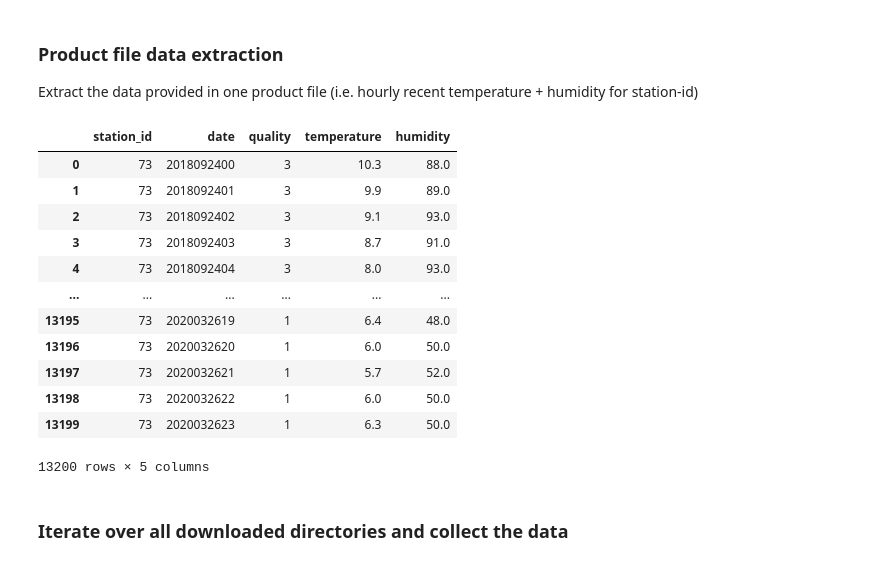
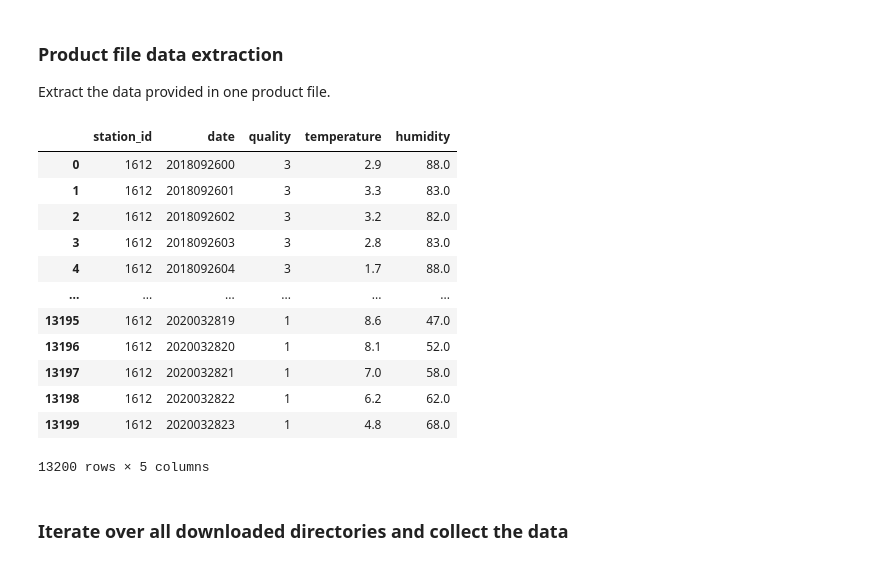
Before and after one commit to fynnwi/dwd_data, a Jupyter notebook: notebooks/01 - DWD Open Data.ipynb, the cells around one changed output. Saved outputs shown, nothing was run; the diff lists cells and outputs as text; code cells hidden in the pictures.

```diff
--- a/notebooks/Hourly Temperature.ipynb
+++ b/notebooks/01 - DWD Open Data.ipynb
@@ -24,3 +39,16 @@ DIR_export = "processed_data/hourly/temperature/"
+# %%
+DIR_base = Path.cwd().parent
+DIR_data = Path.joinpath(DIR_base, "data")
+
+DIR_raw = Path.joinpath(DIR_data, "raw")
+DIR_cleaned = Path.joinpath(DIR_data, "cleaned")
+DIR_processed = Path.joinpath(DIR_data, "processed")
+
+DIR_raw_hist = Path.joinpath(DIR_raw, "hourly_temp_hist")
+DIR_raw_rec = Path.joinpath(DIR_raw, "hourly_temp_rec")
+
+
+# TODO: add directory check
 # %%
 URL_hourly_recent = "https://opendata.dwd.de/climate_environment/CDC/observations_germany/climate/hourly/air_temperature/recent/"
 URL_hourly_historical = "https://opendata.dwd.de/climate_environment/CDC/observations_germany/climate/hourly/air_temperature/historical/"
@@ -189,6 +243,6 @@ historical_folders = get_directories(DIR_hourly_historical, "stundenwerte_", "_h
 # %% [markdown]
 ### Product file data extraction
-Extract the data provided in one product file (i.e. hourly recent temperature + humidity for station-id)
+Extract the data provided in one product file.
 # %%
 # get all files that were contained in the zip and find the product file
 def get_files(path, prefix, suffix, exactly_one=False):
@@ -199,7 +253,7 @@ def get_files(path, prefix, suffix, exactly_one=False):
         if i.is_file():
             name = i.name
             if name.startswith(prefix) and name.endswith(suffix):
-                file_list.append(name)
+                file_list.append(Path(name))
 
     if exactly_one is True:
         if len(file_list) == 1:
@@ -214,10 +268,11 @@ def get_files(path, prefix, suffix, exactly_one=False):
 
 # extract the data from the text file
 def product_file_to_dataframe(file_path):
-    text = None
-    with open(file_path, "r") as file:
-        text = file.read().splitlines()
-
+    #text = None
+    #with open(file_path, "r") as file:
+        #text = file.read().splitlines()
+    text = file_path.read_text()
+    text = text.splitlines()
 
     data = []
     for line in text[1:]:
@@ -231,26 +286,26 @@ def product_file_to_dataframe(file_path):
     return df
 # %%
 # test for one file
-dirname = DIR_hourly_recent + "stundenwerte_TU_00073_akt/"
+dirname = Path.joinpath(DIR_raw_rec, "stundenwerte_TU_01612_akt")
 product_name = get_files(dirname, "produkt_tu_stunde_", ".txt", exactly_one=True)
 
 
-product_path = dirname + product_name
+product_path = Path.joinpath(dirname, product_name)
 df = product_file_to_dataframe(product_path)
 df
 # %% [output]
 |  | station_id | date | quality | temperature | humidity |
-| 0 | 73 | 2018092400 | 3 | 10.3 | 88.0 |
-| 1 | 73 | 2018092401 | 3 | 9.9 | 89.0 |
-| 2 | 73 | 2018092402 | 3 | 9.1 | 93.0 |
-| 3 | 73 | 2018092403 | 3 | 8.7 | 91.0 |
-| 4 | 73 | 2018092404 | 3 | 8.0 | 93.0 |
+| 0 | 1612 | 2018092600 | 3 | 2.9 | 88.0 |
+| 1 | 1612 | 2018092601 | 3 | 3.3 | 83.0 |
+| 2 | 1612 | 2018092602 | 3 | 3.2 | 82.0 |
+| 3 | 1612 | 2018092603 | 3 | 2.8 | 83.0 |
+| 4 | 1612 | 2018092604 | 3 | 1.7 | 88.0 |
 | ... | ... | ... | ... | ... | ... |
-| 13195 | 73 | 2020032619 | 1 | 6.4 | 48.0 |
-| 13196 | 73 | 2020032620 | 1 | 6.0 | 50.0 |
-| 13197 | 73 | 2020032621 | 1 | 5.7 | 52.0 |
-| 13198 | 73 | 2020032622 | 1 | 6.0 | 50.0 |
-| 13199 | 73 | 2020032623 | 1 | 6.3 | 50.0 |
+| 13195 | 1612 | 2020032819 | 1 | 8.6 | 47.0 |
+| 13196 | 1612 | 2020032820 | 1 | 8.1 | 52.0 |
+| 13197 | 1612 | 2020032821 | 1 | 7.0 | 58.0 |
+| 13198 | 1612 | 2020032822 | 1 | 6.2 | 62.0 |
+| 13199 | 1612 | 2020032823 | 1 | 4.8 | 68.0 |
 13200 rows × 5 columns
 # %% [markdown]
 ### Iterate over all downloaded directories and collect the data
```
Also changed, not shown: parts of 33 cells of this notebook, 7 other files.
